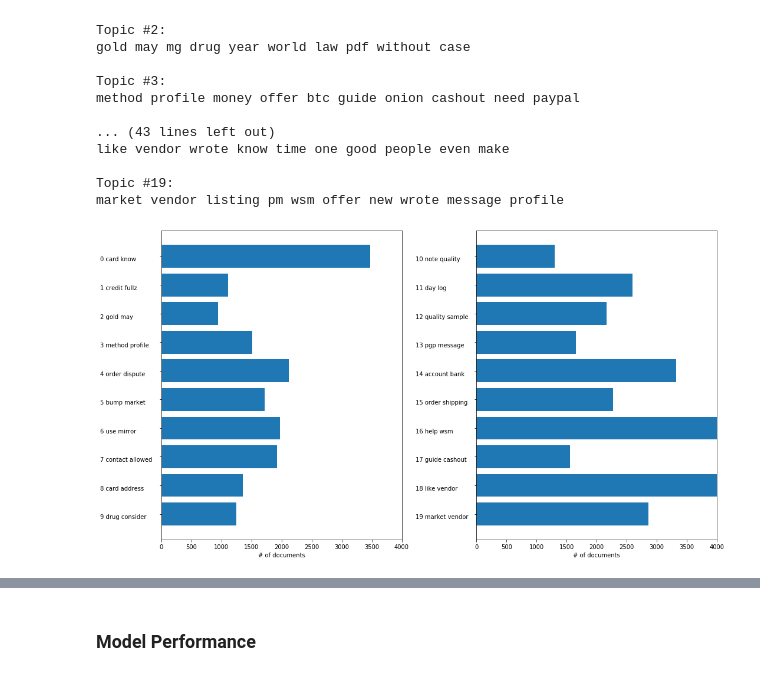
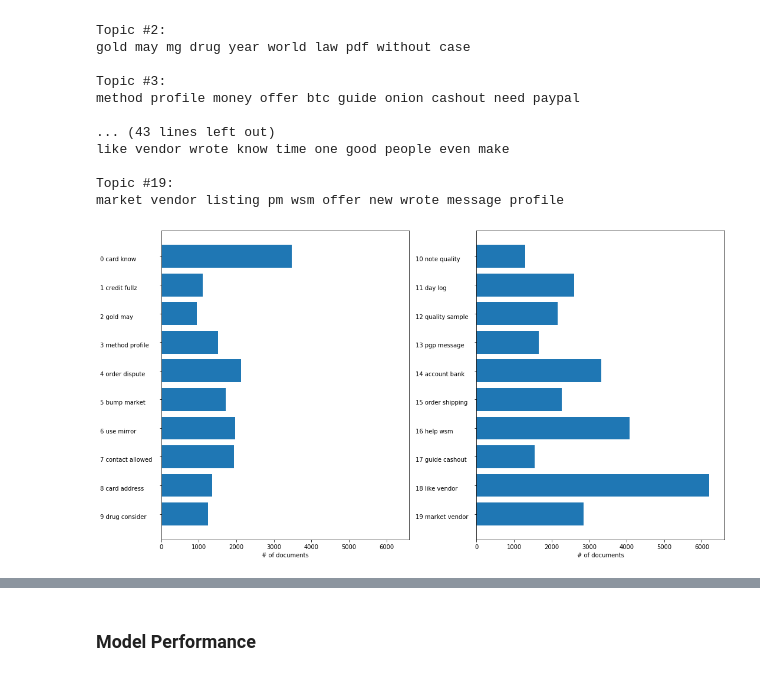
Before and after one commit to Morgan-Sell/darknet-economics, a Jupyter notebook: lda_wallstreet.ipynb, the cells around one changed output, grey strips where cells are left out. Drawn from its saved outputs; the diff is of its cells as text; code cells hidden in the pictures.

Commit message:
Working on visualizations for web app.

```diff
--- a/lda_wallstreet.ipynb
+++ b/lda_wallstreet.ipynb
@@ -99,33 +81,33 @@ market vendor listing pm wsm offer new wrote message profile
 # %%
 # Evaluate each topics (components) overall weight.
 # Topics are named by the two most common words.
 
 topics_per_plot = int(n_topics / 2)
-barh_xlim = 4000
+barh_xlim = 6600
 plot_pad = 100
 fig_size = (15,8)
 num_cols = 2
 
 fig, ax = plt.subplots(1, 2, figsize=fig_size)
 
 topic_names = ['{} {}'.format(i, ' '.join(words)) for i, words in enumerate(feat_names[sorted_components[:, :2]])]
 
 for col in range(num_cols):
     start = col * topics_per_plot
     end = (col + 1) * topics_per_plot
     plot_width = np.sum(lda_output_bow, axis=0)[start:end]
     ax[col].barh(np.arange(topics_per_plot), plot_width)
     ax[col].set_yticks(np.arange(topics_per_plot))
     ax[col].set_yticklabels(topic_names[start:end], ha='left', va='top')
     ax[col].invert_yaxis()
     ax[col].set_xlim(0, barh_xlim)
     ax[col].set_xlabel('# of documents')
     y_ax = ax[col].get_yaxis()
     y_ax.set_tick_params(pad=plot_pad)
 
 plt.tight_layout();
 # %% [output]
-[figure, old version]
+[figure, new version]
 # %%
 # Topic order is based on topic popularity.
 # The distance b/t circles reprsents an approximation topic similarity. It's approximation b/c only a 2D map.
```
Also changed, not shown: parts of 6 cells of this notebook, 1 other file.
